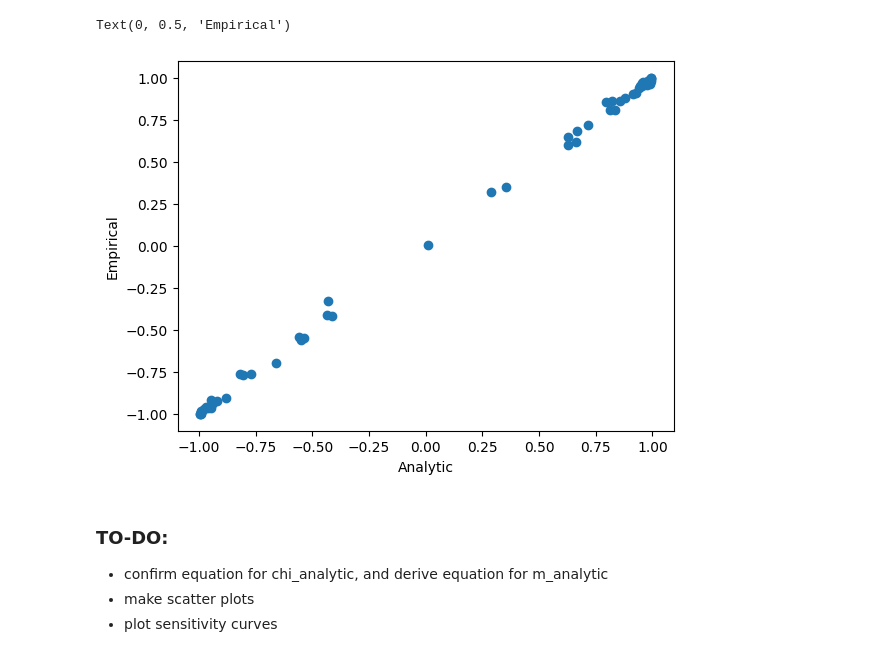
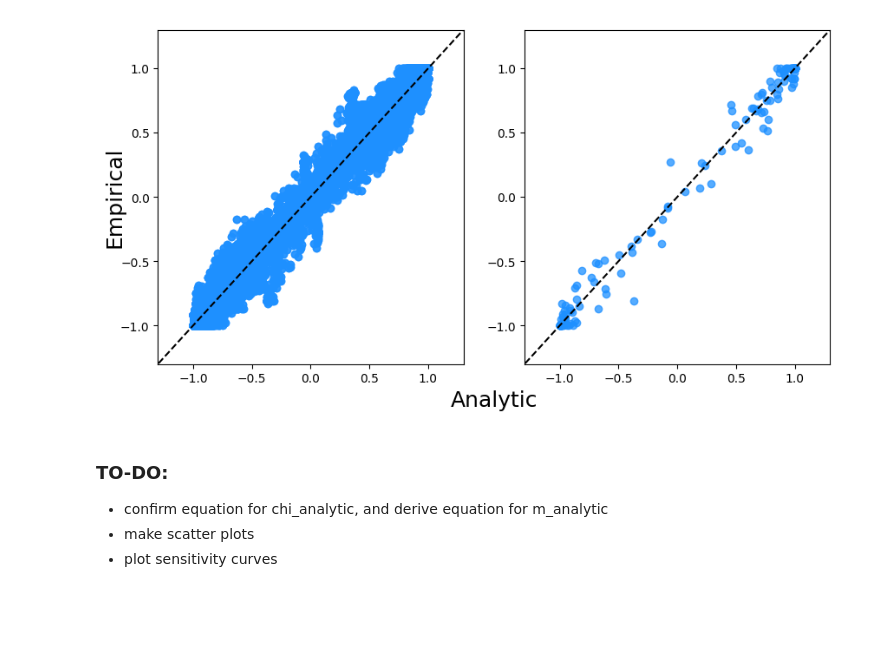
Before and after one commit to mbmahiout/ising, a Jupyter notebook: python/src/notebooks/eq_sampler_testing.ipynb, the cells around one changed output. Cells and saved outputs as stored; diff of their text form; code cells hidden in the pictures; blank space fills up the shorter version.

```diff
--- a/python/src/notebooks/eq_sampler_testing.ipynb
+++ b/python/src/notebooks/eq_sampler_testing.ipynb
@@ -19,6 +76,6 @@ import numpy as np
 # %%
-num_units = 60
-num_sims = 30_000
+num_units = 200
+num_sims = 10_000
 num_burn = 1000
 # %%
 ##############
@@ -26,8 +83,8 @@ num_burn = 1000
 ##############
 
 # setting up model
-beta = 1.3
-h = np.random.uniform(-3, 3, num_units)
+beta = 1.5
+h = np.random.uniform(-5, 5, num_units)
 
 J_IP = np.zeros((num_units, num_units))
 if num_units % 2 == 0:
@@ -35,7 +92,7 @@ if num_units % 2 == 0:
 else:
     pairs = np.split(np.random.permutation(num_units - 1), (num_units - 1) / 2)
 for pair in pairs:
-    J_IP[pair[0]][pair[1]] = np.random.uniform(-1 / np.sqrt(num_units), 1 / np.sqrt(num_units))
+    J_IP[pair[0]][pair[1]] = np.random.normal(0, 1/np.sqrt(num_units))
     J_IP[pair[1]][pair[0]] = J_IP[pair[0]][pair[1]]
 
 true_model = ising.EqModel(J_IP, h)
@@ -109,7 +101,0 @@ Text(0, 0.5, 'Empirical')
-# %%
-plt.scatter(m_analytic, true_sim.getMeans())
-plt.xlabel("Analytic")
-plt.ylabel("Empirical")
-# %% [output]
-Text(0, 0.5, 'Empirical')
-[figure, removed]
@@ -116,3 +105,35 @@ Text(0, 0.5, 'Empirical')
+# %%
+scatter_color = "dodgerblue"
+fig, ax = plt.subplots(nrows=1, ncols=2, figsize=(10,5))
+
+ax[0].scatter(chi_analytic, true_sim.getPairwiseCorrs(), color=scatter_color, alpha=0.75)
+
+x = np.linspace(chi_analytic.min()-5, chi_analytic.max()+5, 10)
+ax[0].plot(x, x, color="black", linestyle="--")
+
+dx = .3
+ax[0].set_xlim([chi_analytic.min()-dx, chi_analytic.max()+dx])
+ax[0].set_ylim([chi_analytic.min()-dx, chi_analytic.max()+dx])
+
+ax[1].scatter(m_analytic, true_sim.getMeans(), color=scatter_color, alpha=0.75)
+
+x = np.linspace(m_analytic.min()-5, m_analytic.max()+5, 10)
+ax[1].plot(x, x, color="black", linestyle="--")
+
+dx = .3
+ax[1].set_xlim([m_analytic.min()-dx, m_analytic.max()+dx])
+ax[1].set_ylim([m_analytic.min()-dx, m_analytic.max()+dx])
+
+# add a big axis, hide frame
+fig.add_subplot(111, frameon=False)
+# hide tick and tick label of the big axis
+plt.tick_params(labelcolor='none', which='both', top=False, bottom=False, left=False, right=False)
+plt.xlabel("Analytic", fontsize=18)
+plt.ylabel("Empirical", fontsize=18)
+
+plt.show()
+# %% [output]
+[figure, added]
 # %% [markdown]
 ### TO-DO:
 - confirm equation for chi_analytic, and derive equation for m_analytic
```
Also changed, not shown: parts of 4 cells of this notebook.
